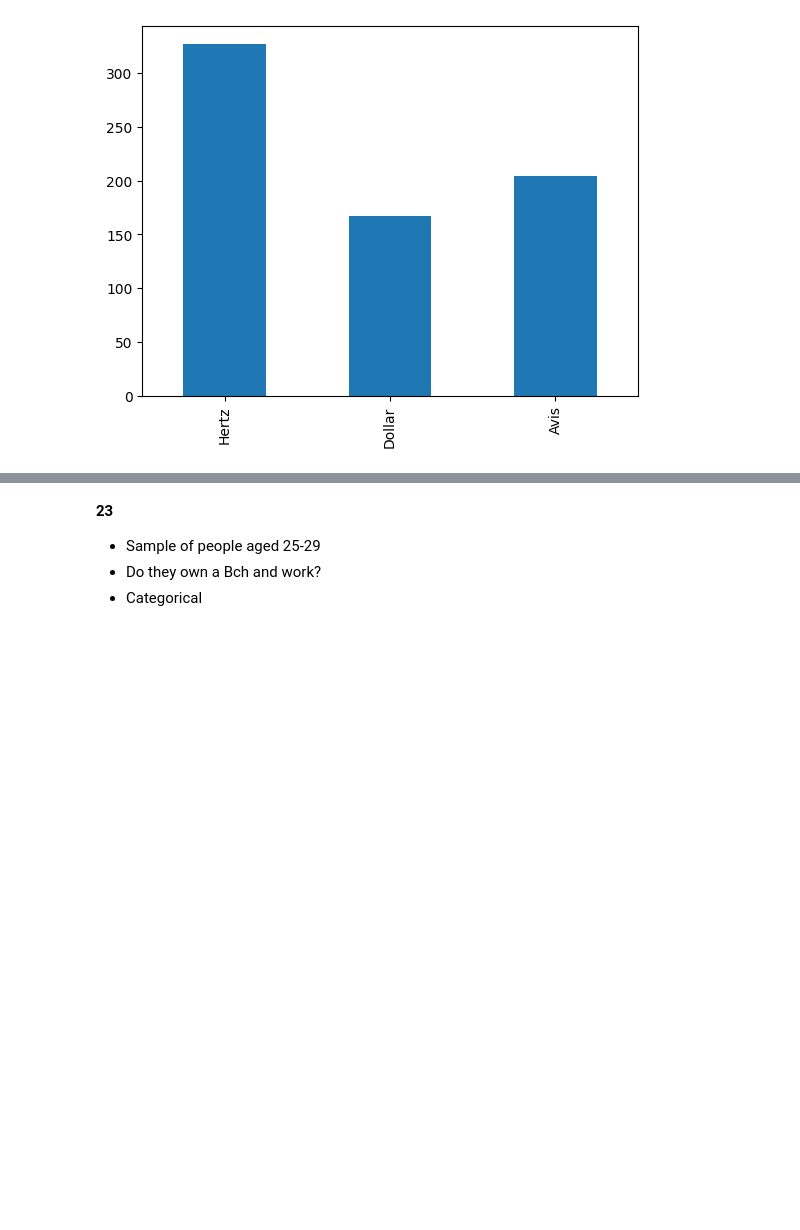
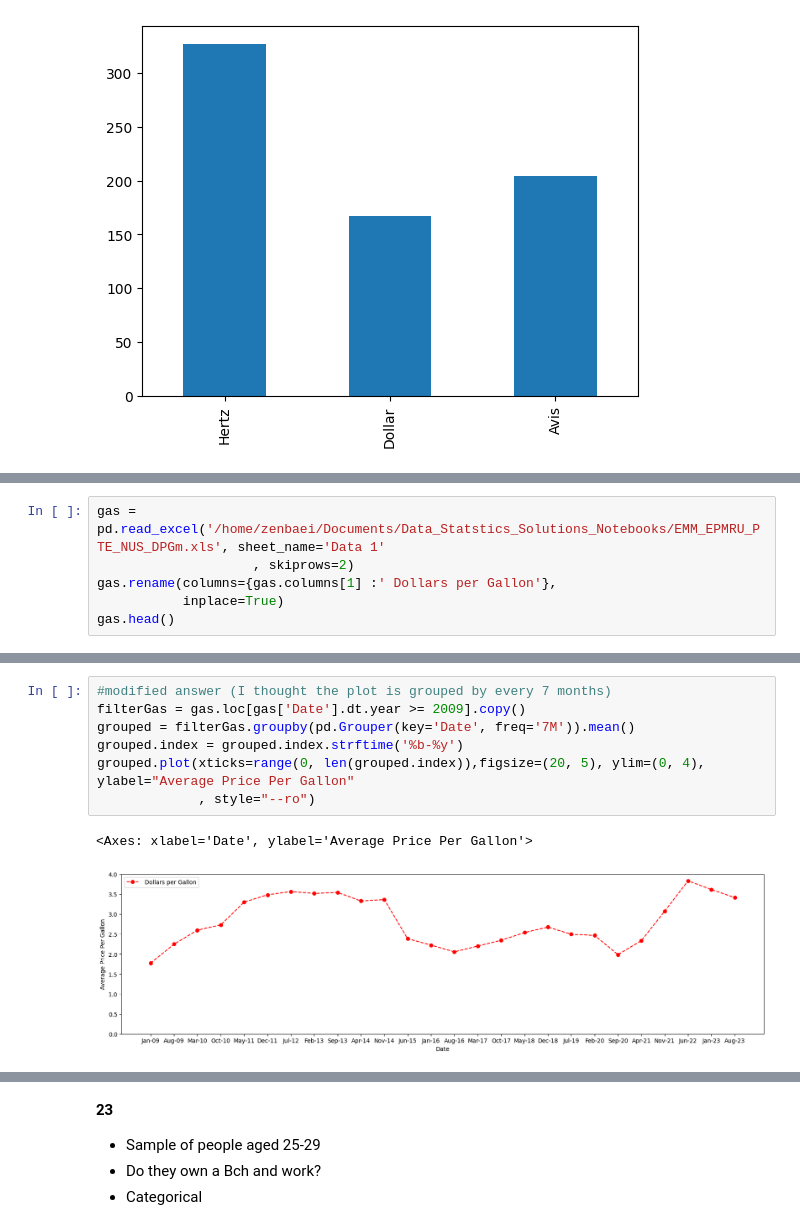
Before and after one commit to zenbaei/Data_Stats_Practice, a Jupyter notebook: Statistics_4_Business_Solutions.ipynb, the cells around one changed output, grey strips where cells are left out. Cells and saved outputs as stored; diff of their text form; blank space fills up the shorter version.

Commit message:
plotted the gasoline average prices

```diff
--- a/Statistics_4_Business_Solutions.ipynb
+++ b/Statistics_4_Business_Solutions.ipynb
@@ -253,0 +257,6 @@ companies.loc['2007'].plot.bar()
+# %%
+gas = pd.read_excel('/home/zenbaei/Documents/Data_Statstics_Solutions_Notebooks/EMM_EPMRU_PTE_NUS_DPGm.xls', sheet_name='Data 1'
+                    , skiprows=2)
+gas.rename(columns={gas.columns[1] :' Dollars per Gallon'},
+           inplace=True)
+gas.head()
@@ -253,0 +270,10 @@ companies.loc['2007'].plot.bar()
+# %%
+#modified answer (I thought the plot is grouped by every 7 months)
+filterGas = gas.loc[gas['Date'].dt.year >= 2009].copy()
+grouped = filterGas.groupby(pd.Grouper(key='Date', freq='7M')).mean()
+grouped.index = grouped.index.strftime('%b-%y')
+grouped.plot(xticks=range(0, len(grouped.index)),figsize=(20, 5), ylim=(0, 4), ylabel="Average Price Per Gallon"
+             , style="--ro")
+# %% [output]
+<Axes: xlabel='Date', ylabel='Average Price Per Gallon'>
+[figure, added]
```
Also changed, not shown: parts of 5 cells of this notebook, 1 other file.
